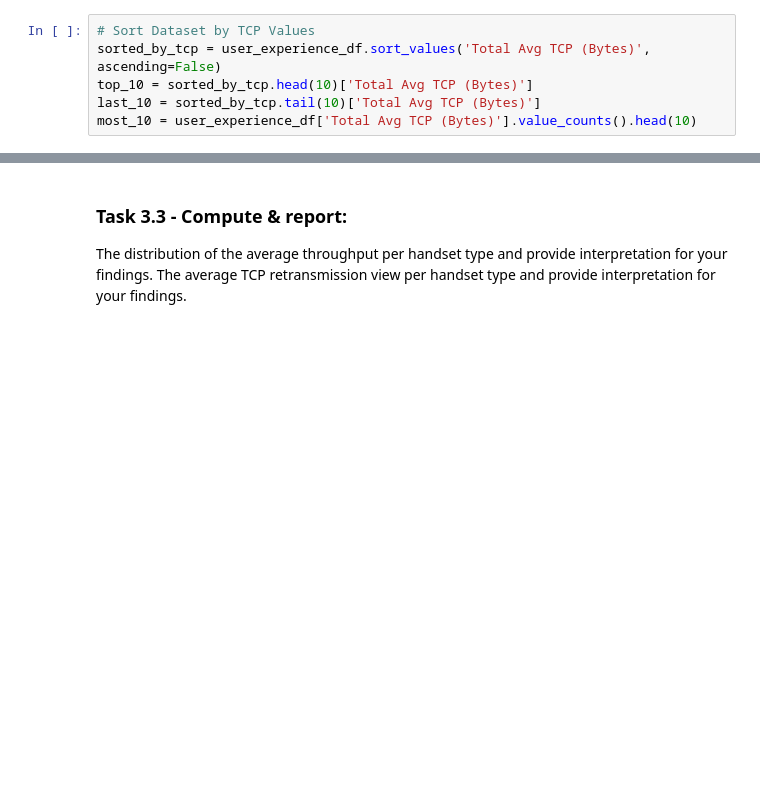
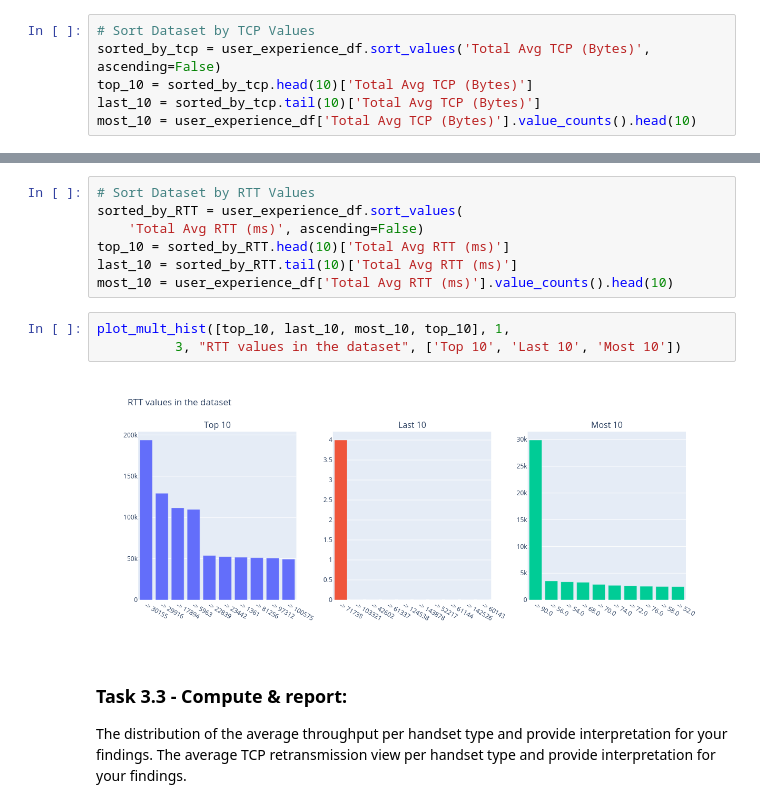
Before and after one commit to YohansSamuel/TeleCom-Data-Analysis, a Jupyter notebook: notebooks/Task-3-User_Experience_Analysis.ipynb, the cells around one changed output, grey strips where cells are left out. Cells and saved outputs as stored; diff of their text form; blank space fills up the shorter version.

Commit message:
sort dataset by rtt values

```diff
--- a/notebooks/Task-3-User_Experience_Analysis.ipynb
+++ b/notebooks/Task-3-User_Experience_Analysis.ipynb
@@ -153,3 +87,15 @@ plot_mult_hist([top_10, last_10, most_10], 1,
+# %%
+# Sort Dataset by RTT Values
+sorted_by_RTT = user_experience_df.sort_values(
+    'Total Avg RTT (ms)', ascending=False)
+top_10 = sorted_by_RTT.head(10)['Total Avg RTT (ms)']
+last_10 = sorted_by_RTT.tail(10)['Total Avg RTT (ms)']
+most_10 = user_experience_df['Total Avg RTT (ms)'].value_counts().head(10)
+# %%
+plot_mult_hist([top_10, last_10, most_10, top_10], 1,
+          3, "RTT values in the dataset", ['Top 10', 'Last 10', 'Most 10'])
+# %% [output]
+[figure, added]
 # %% [markdown]
 ### Task 3.3 - Compute & report:
 The distribution of the average throughput  per handset type and provide interpretation for your findings.
```
Also changed, not shown: parts of 6 cells of this notebook.
